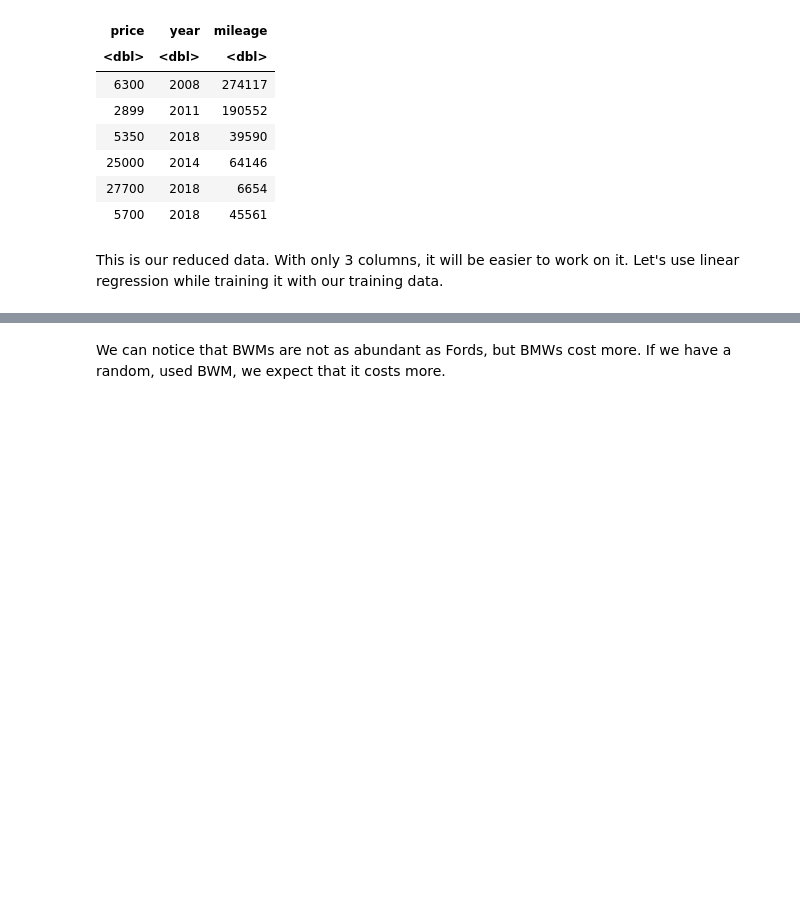
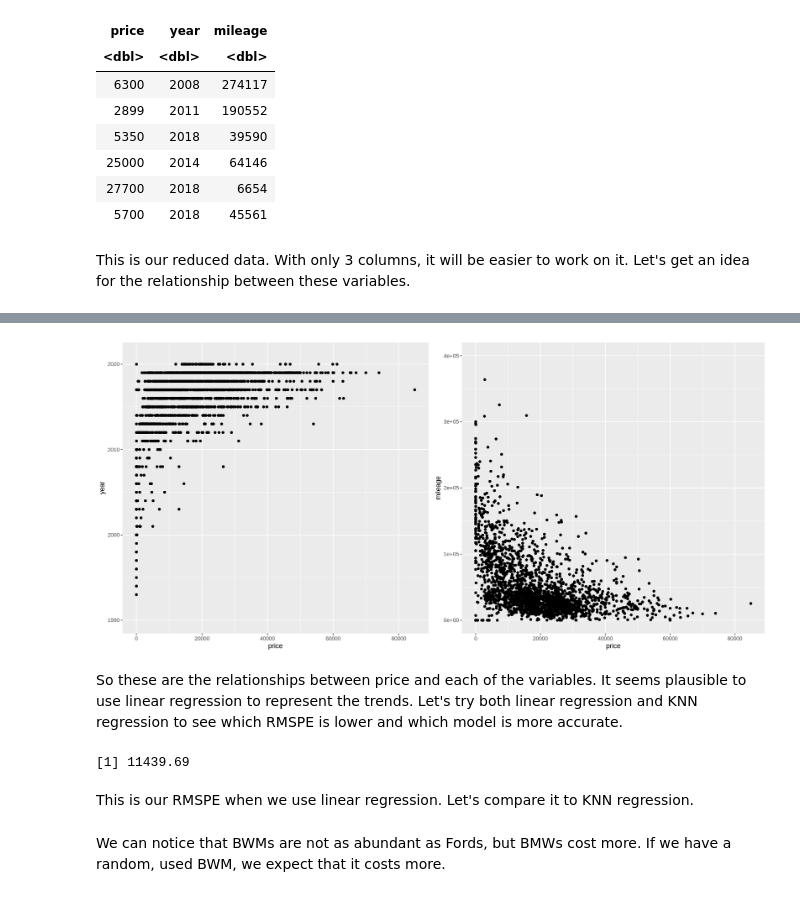
Before and after one commit to zhtgeneral/Group-30-Official, a Jupyter notebook: Group 30 Project.ipynb, the cells around one changed output, grey strips where cells are left out. Saved outputs shown, nothing was run; the diff lists cells and outputs as text; code cells hidden in the pictures; blank space fills up the shorter version.

Commit message:
Knn and linear regression

```diff
--- a/Group 30 Project.ipynb
+++ b/Group 30 Project.ipynb
@@ -78,4 +97,16 @@ A tibble: 6 × 3
 | 27700 | 2018 | 6654 |
 | 5700 | 2018 | 45561 |
 # %% [markdown]
-This is our reduced data. With only 3 columns, it will be easier to work on it. Let's use linear regression while training it with our training data.
+This is our reduced data. With only 3 columns, it will be easier to work on it. Let's get an idea for the relationship between these variables.
+# %%
+options(repr.plot.width = 15, repr.plot.height = 7)
+car_year <- car |>
+            ggplot(aes(x = price, y = year)) +
+            geom_point() +
+            ylim(1990, 2021)
+car_mileage <- car |>
+            ggplot(aes(x = price, y = mileage)) +
+            geom_point() +
+            ylim(0, 400000)
+plot_grid(car_year, car_mileage, ncol = 2)
+# %% [output]
@@ -82,4 +117,8 @@ This is our reduced data. With only 3 columns, it will be easier to work on it.
+[figure, added]
+# %% [markdown]
+So these are the relationships between price and each of the variables. It seems plausible to use linear regression to represent the trends. Let's try both linear regression and KNN regression to see which RMSPE is lower and which model is more accurate.
 # %%
+# Let's use linear regression while training it with our training data.
 car_split <- initial_split(car, prop = 0.75, strata =price)
 car_train <- training(car_split)
 car_test <- testing(car_split)
@@ -87,9 +126,24 @@ car_test <- testing(car_split)
 car_recipe <- recipe(price ~ mileage, year, data = car_train) |>
               step_scale(all_predictors()) |>
               step_center(all_predictors())
-car_spec <- linear_reg() |>
+lin_spec <- linear_reg() |>
             set_engine("lm") |>
             set_mode("regression")
+lin_fit <- workflow() |>
+           add_recipe(car_recipe) |>
+           add_model(lin_spec) |>
+           fit(data = car_train)
+lin_car_results <- lin_fit |>
+                   predict(car_test) |>
+                   bind_cols(car_test) |>
+                   metrics(truth = price, estimate = .pred) |>
+                   filter(.metric == "rmse") |>
+                   pull()
+lin_car_results
+# %% [output]
+[1] 11439.69
+# %% [markdown]
+This is our RMSPE when we use linear regression. Let's compare it to KNN regression.
 # %% [markdown]
 We can notice that BWMs are not as abundant as Fords, but BMWs cost more. If we have a random, used BWM, we expect that it costs more.
 # %% [markdown]
```
Also changed, not shown: parts of 3 cells of this notebook.
